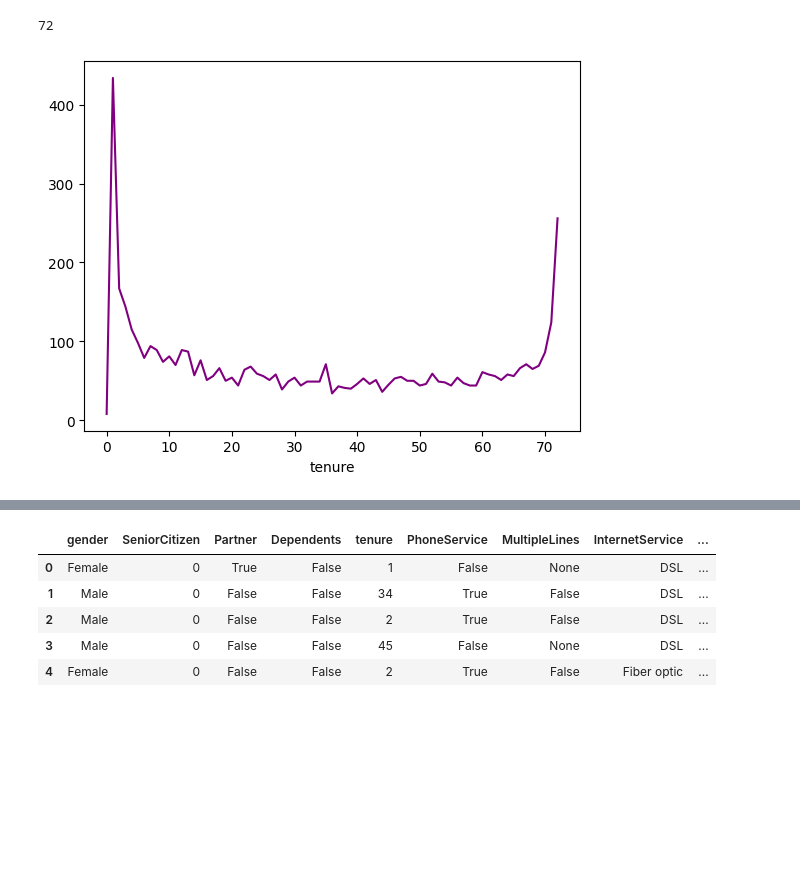
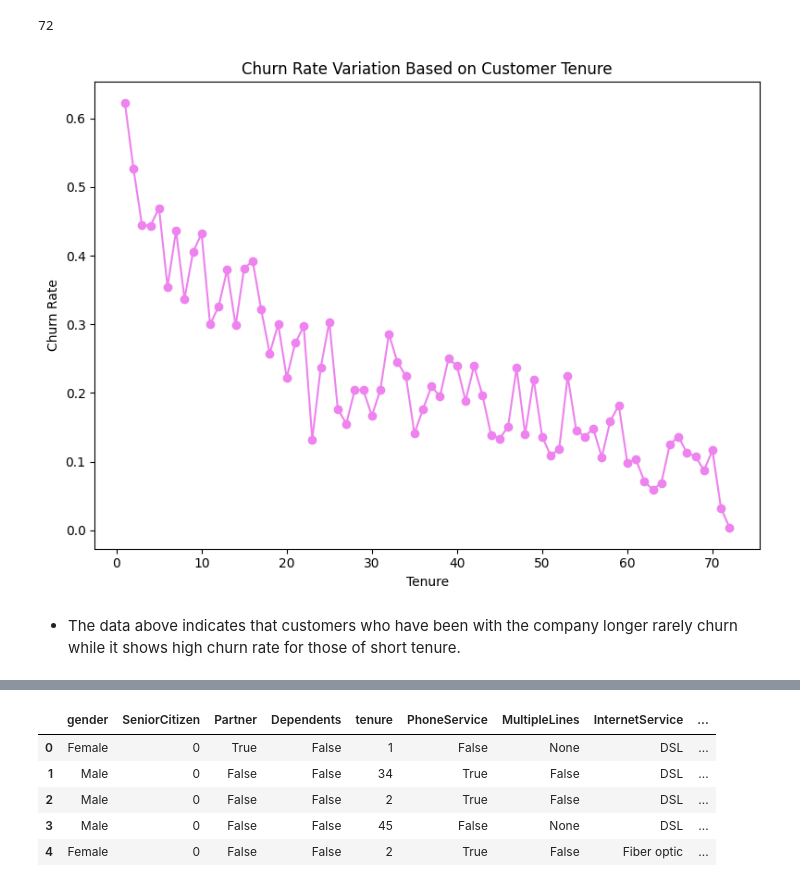
Before and after one commit to qochieng/LP2-Classification-Project, a Jupyter notebook: TelcoChurn-1.ipynb, the cells around one changed output, grey strips where cells are left out. Drawn from its saved outputs; the diff is of its cells as text; code cells hidden in the pictures; blank space fills up the shorter version.

```diff
--- a/TelcoChurn-1.ipynb
+++ b/TelcoChurn-1.ipynb
@@ -159,6 +180,6 @@ data.isna().sum().sum()
 # %% [output]
 4181
 # %%
-data['TotalCharges']= pd.to_numeric(data['TotalCharges'], errors='coerce',color='skyblue')
+data['TotalCharges']= pd.to_numeric(data['TotalCharges'], errors='coerce')
 data.hist();
 # %% [output]
@@ -177,10 +198,3 @@ data.corr(numeric_only=True)
 | tenure | 0.004597 | 1.000000 | 0.240645 | 0.826264 |
 | MonthlyCharges | 0.221780 | 0.240645 | 1.000000 | 0.647007 |
 | TotalCharges | 0.095212 | 0.826264 | 0.647007 | 1.000000 |
-# %%
-data = data.select_dtypes(include='number').corr()
-
-
-heatmap =sns.heatmap(data=data,annot= True,cmap='coolwarm',annot_kws={'size': 10})
-heatmap.set_title('Relationship between Numeric data')
-plt.show()
@@ -294,8 +323,20 @@ data['tenure'].max()
 72
 # %%
 #bin= [0-4, 5-9, 10-14, 15-19, 20-24, 25-29, 30-34, 35-39, 40-44, 45-49, 50-54, 55-59, 60-64, 65-69, 70-74]
-Sub = data.groupby('tenure')['Churn'].count()
-Sub.plot(kind='line',color='purple')
-labels= ()
+Sub = data.groupby('tenure')['Churn'].value_counts(normalize=True).unstack()
+
+
+#tenure_churn = conc.groupby('tenure')['Churn'].value_counts(normalize=True).unstack()
+
+# Plotting the line chart
+plt.figure(figsize=(8,6))
+Sub['Yes'].plot(kind='line', marker='o', color='violet')
+plt.title('Churn Rate Variation Based on Customer Tenure')
+plt.xlabel('Tenure')
+plt.ylabel('Churn Rate')
+plt.tight_layout()
+plt.show()
 # %% [output]
-[figure, old version]
+[figure, new version]
+# %% [markdown]
+* The data above indicates that customers who have been with the company longer rarely churn while it shows high churn rate for those of short tenure.
```
Also changed, not shown: parts of 77 cells of this notebook, 2 other files.
